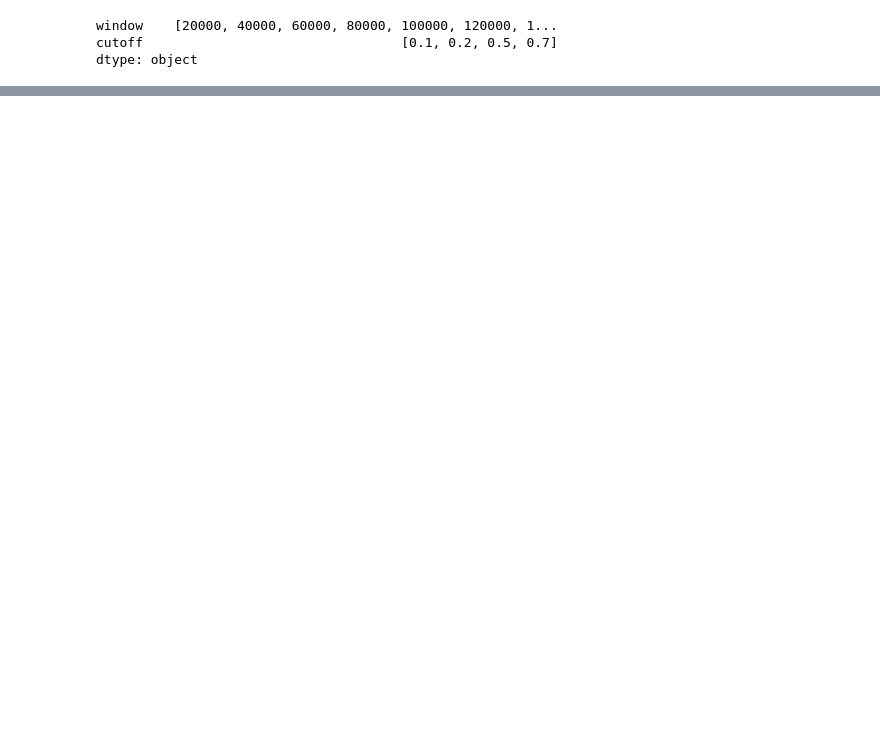
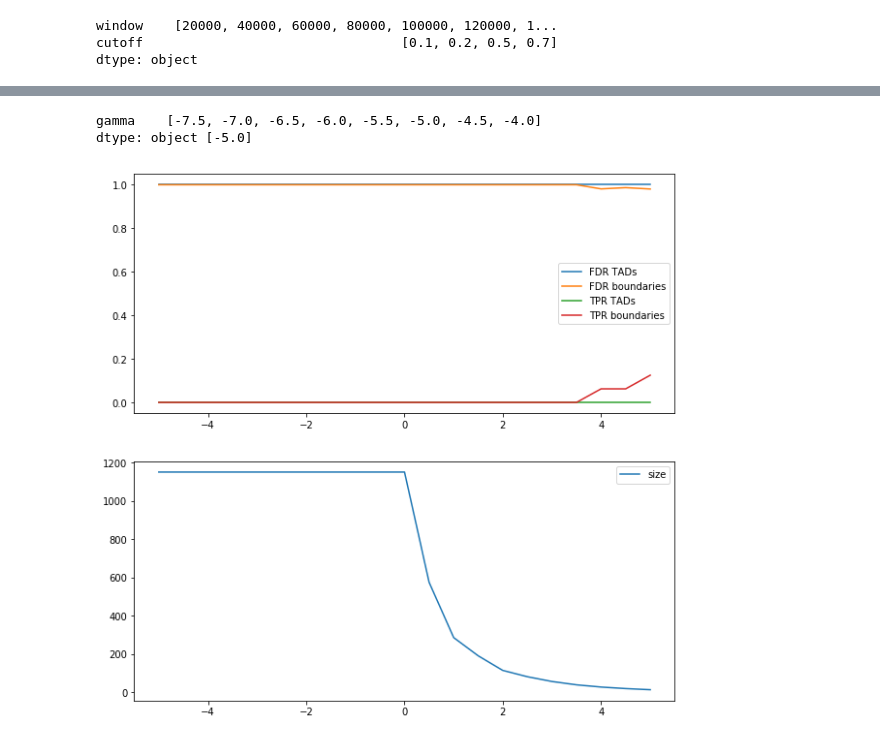
Before and after one commit to dmitrymyl/TADselect, a Jupyter notebook: examples/test.ipynb, the cells around one changed output, grey strips where cells are left out. Drawn from its saved outputs; the diff is of its cells as text; code cells hidden in the pictures; blank space fills up the shorter version.

Commit message:
Added visualization to Experiment class, though needs tuning.

```diff
--- a/examples/test.ipynb
+++ b/examples/test.ipynb
@@ -676,0 +707,8 @@ dtype: object
+# %%
+exp5 = Experiment(['S2_rep1', 'S2_rep2'], ['../data/S2.20000.cool', '../data/S2.20000.cool'], 'cool', assembly='dm3', resolution=20000, balance=True, chr='chr2L', callername='lavamodularity', optimization='simulated', track_file='../data/repr_segmentation.txt')
+# %%
+exp5.call()
+# %% [output]
+gamma    [-7.5, -7.0, -6.5, -6.0, -5.5, -5.0, -4.5, -4.0]
+dtype: object [-5.0]
+[figure, added]
```
Also changed, not shown: parts of 7 cells of this notebook.
